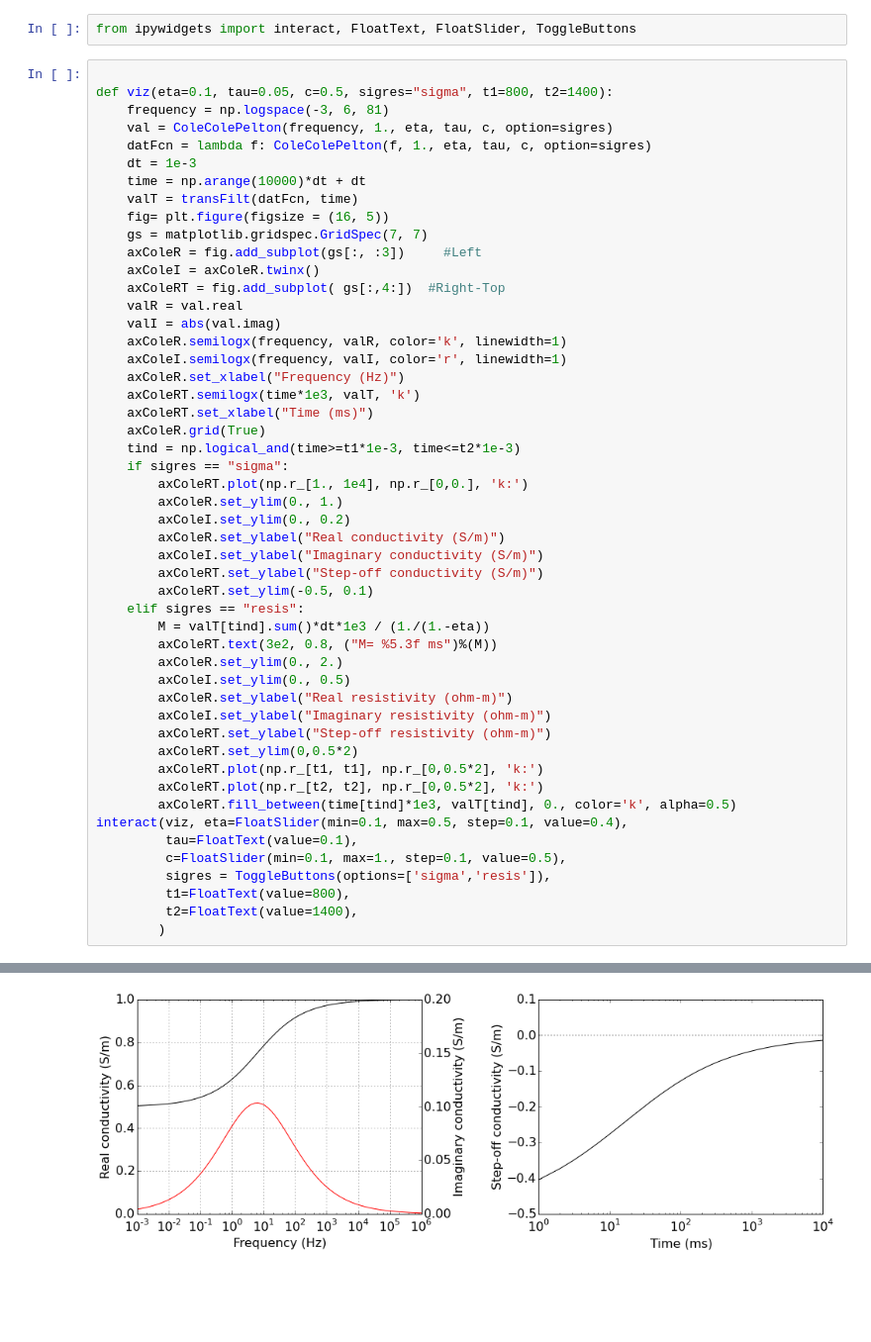
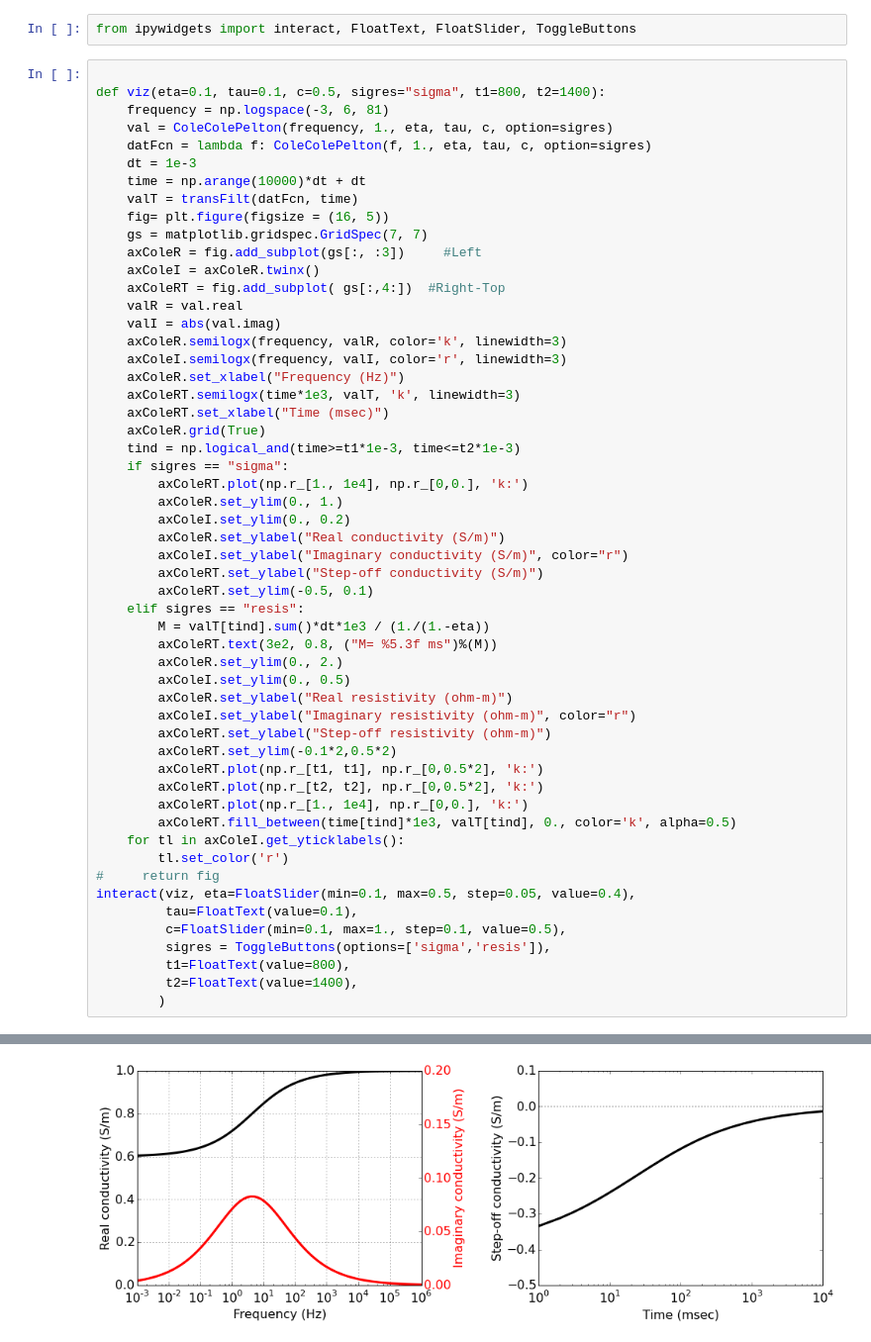
Before and after one commit to geoscixyz/em, a Jupyter notebook: examples/physical_properties/chargeability/ColeCole.ipynb, the cells around one changed output, grey strips where cells are left out. Shown at 99% size. Drawn from its saved outputs; the diff is of its cells as text; blank space fills up the shorter version.

```diff
--- a/examples/physical_properties/chargeability/ColeCole.ipynb
+++ b/examples/physical_properties/chargeability/ColeCole.ipynb
@@ -86,7 +86,7 @@ matplotlib.rcParams['font.size'] = 16
 from ipywidgets import interact, FloatText, FloatSlider, ToggleButtons
 # %%
 
-def viz(eta=0.1, tau=0.05, c=0.5, sigres="sigma", t1=800, t2=1400):
+def viz(eta=0.1, tau=0.1, c=0.5, sigres="sigma", t1=800, t2=1400):
     frequency = np.logspace(-3, 6, 81)
     val = ColeColePelton(frequency, 1., eta, tau, c, option=sigres)
     datFcn = lambda f: ColeColePelton(f, 1., eta, tau, c, option=sigres)
@@ -100,11 +100,11 @@ def viz(eta=0.1, tau=0.05, c=0.5, sigres="sigma", t1=800, t2=1400):
     axColeRT = fig.add_subplot( gs[:,4:])  #Right-Top
     valR = val.real
     valI = abs(val.imag)
-    axColeR.semilogx(frequency, valR, color='k', linewidth=1)
-    axColeI.semilogx(frequency, valI, color='r', linewidth=1)
+    axColeR.semilogx(frequency, valR, color='k', linewidth=3)
+    axColeI.semilogx(frequency, valI, color='r', linewidth=3)
     axColeR.set_xlabel("Frequency (Hz)")
-    axColeRT.semilogx(time*1e3, valT, 'k')
-    axColeRT.set_xlabel("Time (ms)")
+    axColeRT.semilogx(time*1e3, valT, 'k', linewidth=3)
+    axColeRT.set_xlabel("Time (msec)")
     axColeR.grid(True)
     tind = np.logical_and(time>=t1*1e-3, time<=t2*1e-3)
     if sigres == "sigma":
@@ -112,7 +112,7 @@ def viz(eta=0.1, tau=0.05, c=0.5, sigres="sigma", t1=800, t2=1400):
         axColeR.set_ylim(0., 1.)
         axColeI.set_ylim(0., 0.2)
         axColeR.set_ylabel("Real conductivity (S/m)")
-        axColeI.set_ylabel("Imaginary conductivity (S/m)")
+        axColeI.set_ylabel("Imaginary conductivity (S/m)", color="r")
         axColeRT.set_ylabel("Step-off conductivity (S/m)")
         axColeRT.set_ylim(-0.5, 0.1)
     elif sigres == "resis":
@@ -121,13 +121,17 @@ def viz(eta=0.1, tau=0.05, c=0.5, sigres="sigma", t1=800, t2=1400):
         axColeR.set_ylim(0., 2.)
         axColeI.set_ylim(0., 0.5)
         axColeR.set_ylabel("Real resistivity (ohm-m)")
-        axColeI.set_ylabel("Imaginary resistivity (ohm-m)")
+        axColeI.set_ylabel("Imaginary resistivity (ohm-m)", color="r")
         axColeRT.set_ylabel("Step-off resistivity (ohm-m)")
-        axColeRT.set_ylim(0,0.5*2)
+        axColeRT.set_ylim(-0.1*2,0.5*2)
         axColeRT.plot(np.r_[t1, t1], np.r_[0,0.5*2], 'k:')
         axColeRT.plot(np.r_[t2, t2], np.r_[0,0.5*2], 'k:')
+        axColeRT.plot(np.r_[1., 1e4], np.r_[0,0.], 'k:')
         axColeRT.fill_between(time[tind]*1e3, valT[tind], 0., color='k', alpha=0.5)
-interact(viz, eta=FloatSlider(min=0.1, max=0.5, step=0.1, value=0.4),
+    for tl in axColeI.get_yticklabels():
+        tl.set_color('r')
+#     return fig
+interact(viz, eta=FloatSlider(min=0.1, max=0.5, step=0.05, value=0.4),
          tau=FloatText(value=0.1),
          c=FloatSlider(min=0.1, max=1., step=0.1, value=0.5),
          sigres = ToggleButtons(options=['sigma','resis']),
@@ -138 +143 @@ interact(viz, eta=FloatSlider(min=0.1, max=0.5, step=0.1, value=0.4),
-[figure, old version]
+[figure, new version]
```
Also changed, not shown: parts of 3 cells of this notebook, 7 other files.
